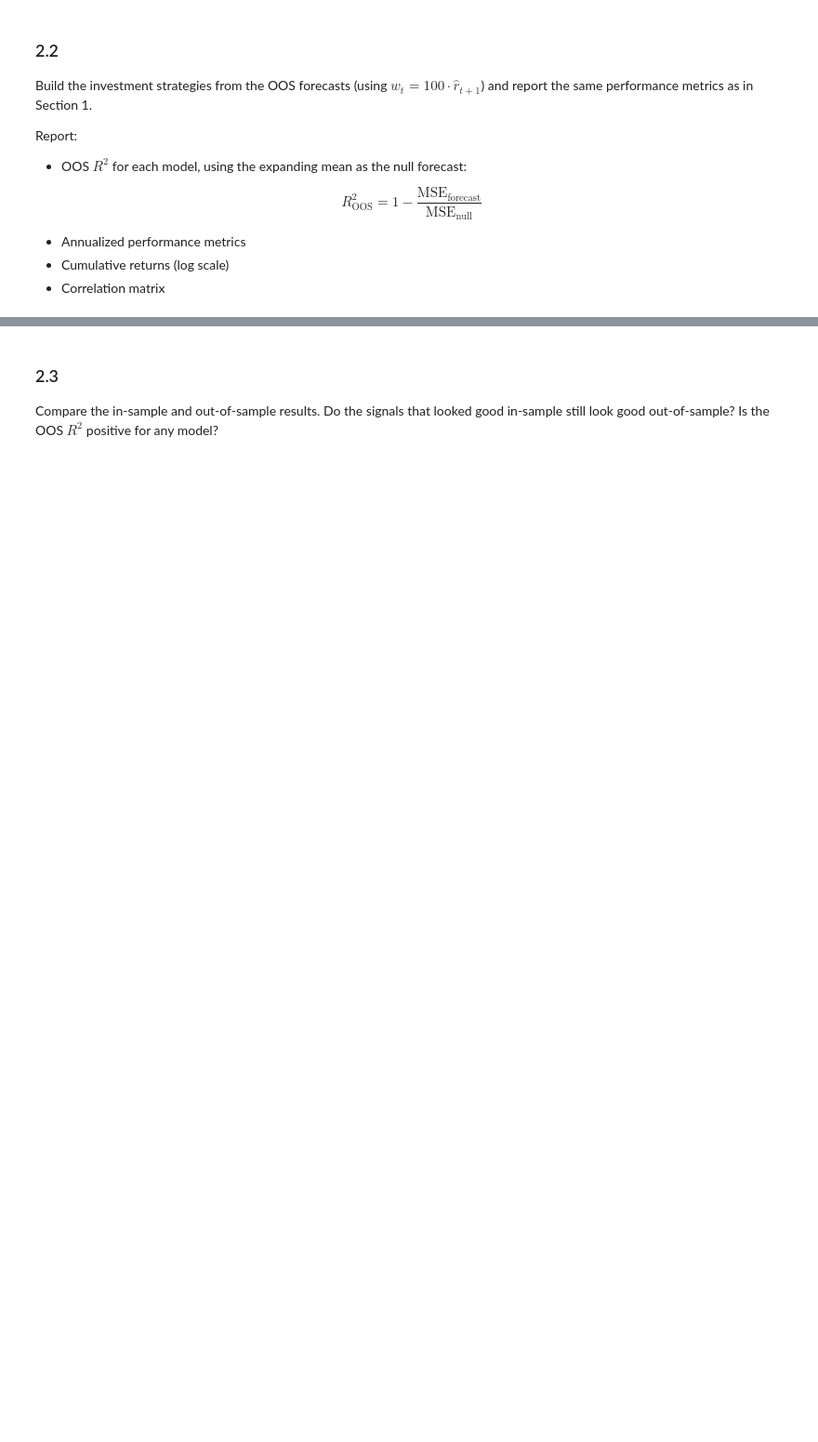
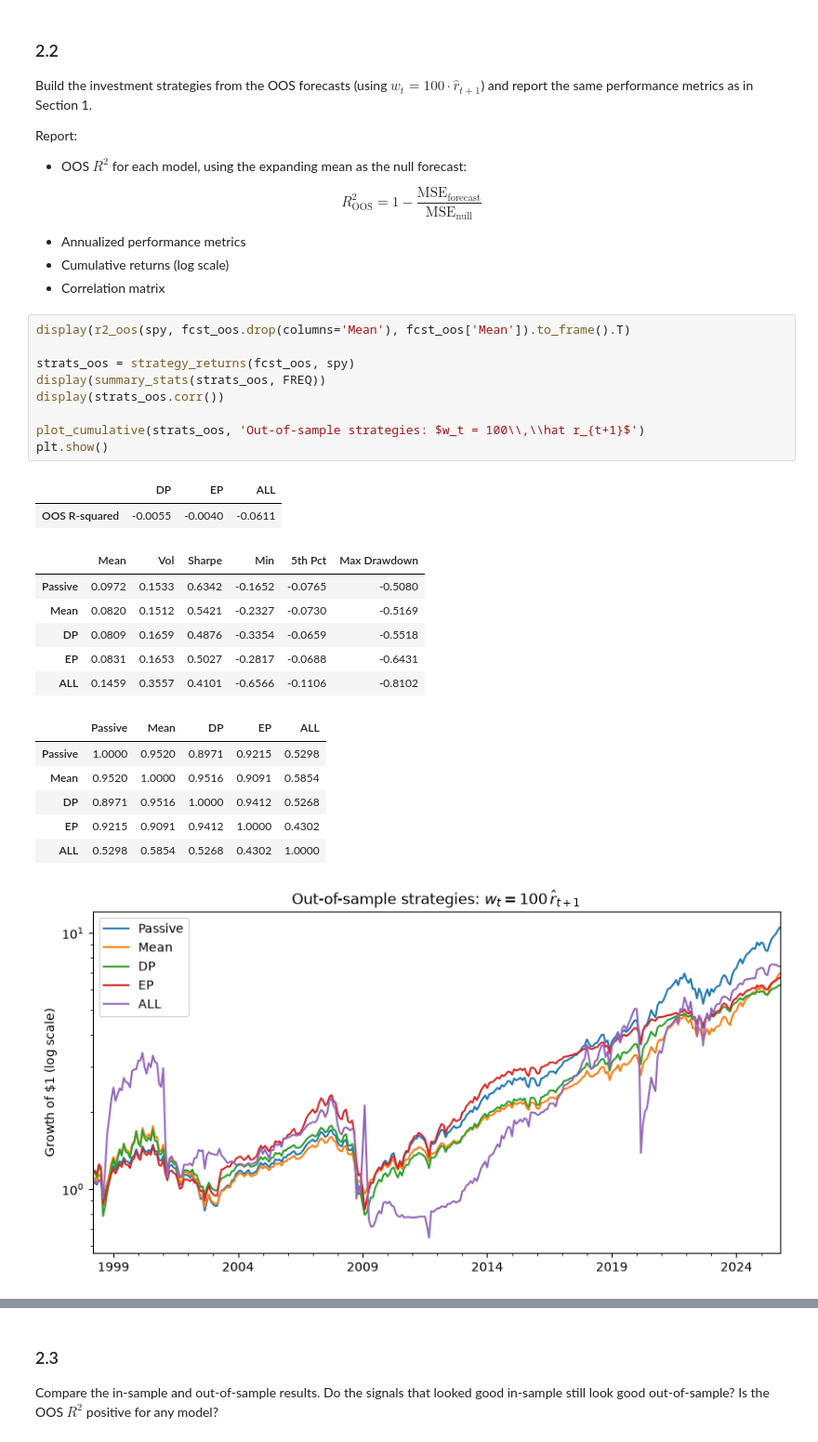
Before and after one commit to ivyxchan27/finm-367-groupc, a Jupyter notebook: ivy-work/hw7/forecasting-spy-exercise.ipynb, the cells around one changed output, grey strips where cells are left out. Shown at 93% size. Saved outputs shown, nothing was run; the diff lists cells and outputs as text; blank space fills up the shorter version.

```diff
--- a/ivy-work/hw7/forecasting-spy-exercise.ipynb
+++ b/ivy-work/hw7/forecasting-spy-exercise.ipynb
@@ -124,3 +245,28 @@ $$R^2_{\text{OOS}} = 1 - \frac{\text{MSE}_{\text{forecast}}}{\text{MSE}_{\text{n
 * Annualized performance metrics
 * Cumulative returns (log scale)
 * Correlation matrix
+# %%
+display(r2_oos(spy, fcst_oos.drop(columns='Mean'), fcst_oos['Mean']).to_frame().T)
+
+strats_oos = strategy_returns(fcst_oos, spy)
+display(summary_stats(strats_oos, FREQ))
+display(strats_oos.corr())
+
+plot_cumulative(strats_oos, 'Out-of-sample strategies: $w_t = 100\\,\\hat r_{t+1}$')
+plt.show()
+# %% [output]
+|  | DP | EP | ALL |
+| OOS R-squared | -0.0055 | -0.0040 | -0.0611 |
+|  | Mean | Vol | Sharpe | Min | 5th Pct | Max Drawdown |
+| Passive | 0.0972 | 0.1533 | 0.6342 | -0.1652 | -0.0765 | -0.5080 |
+| Mean | 0.0820 | 0.1512 | 0.5421 | -0.2327 | -0.0730 | -0.5169 |
+| DP | 0.0809 | 0.1659 | 0.4876 | -0.3354 | -0.0659 | -0.5518 |
+| EP | 0.0831 | 0.1653 | 0.5027 | -0.2817 | -0.0688 | -0.6431 |
+| ALL | 0.1459 | 0.3557 | 0.4101 | -0.6566 | -0.1106 | -0.8102 |
+|  | Passive | Mean | DP | EP | ALL |
+| Passive | 1.0000 | 0.9520 | 0.8971 | 0.9215 | 0.5298 |
+| Mean | 0.9520 | 1.0000 | 0.9516 | 0.9091 | 0.5854 |
+| DP | 0.8971 | 0.9516 | 1.0000 | 0.9412 | 0.5268 |
+| EP | 0.9215 | 0.9091 | 0.9412 | 1.0000 | 0.4302 |
+| ALL | 0.5298 | 0.5854 | 0.5268 | 0.4302 | 1.0000 |
+[figure, added]
```
Also changed, not shown: parts of 17 cells of this notebook, 4 other files.
